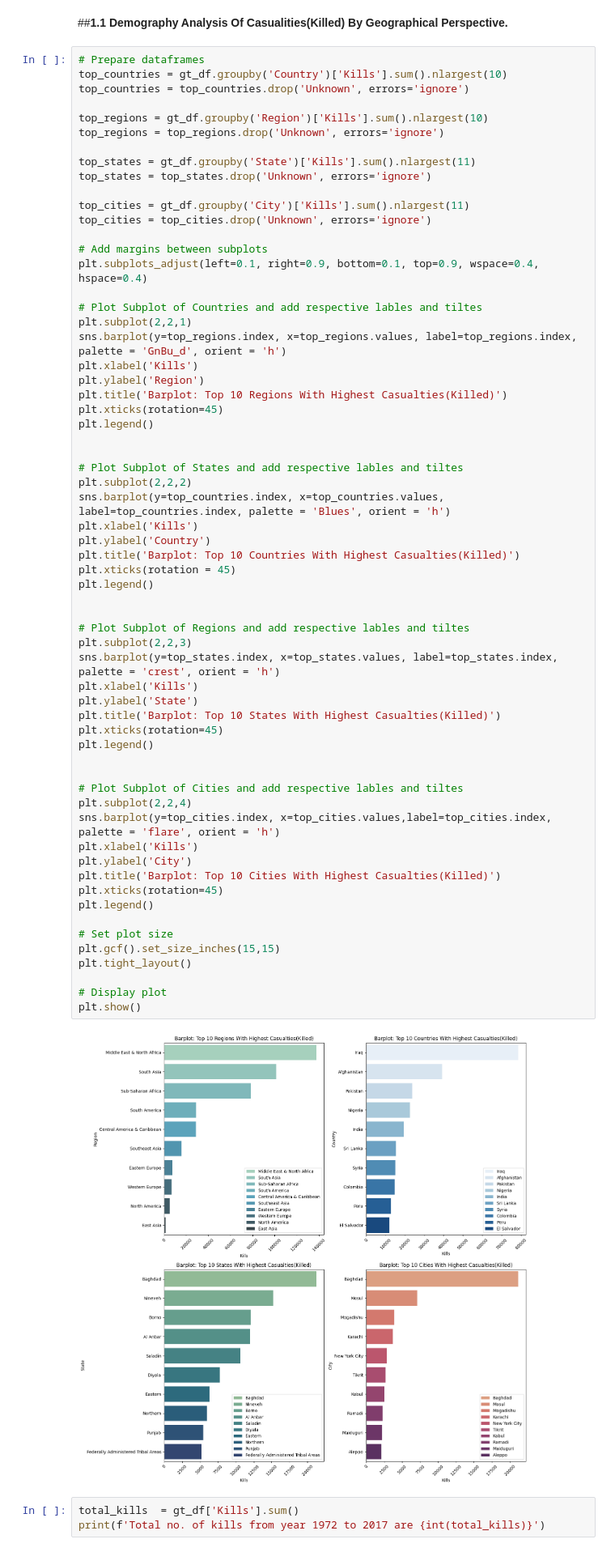
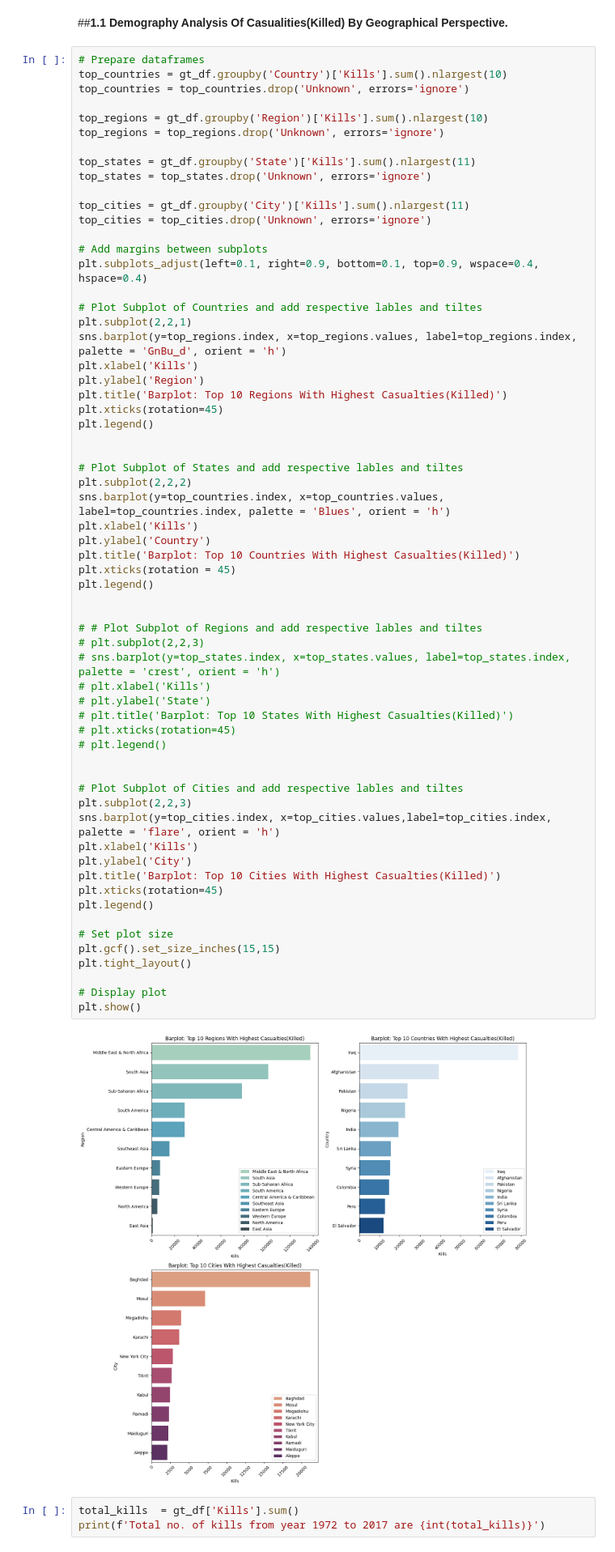
Before and after one commit to dacenish/EDA-Global-terrorism, a Jupyter notebook: Capstone_Project_Global_terrorism_EDA_by_Danish_Zia.ipynb, the cells around one changed output. Shown at 81% size. Drawn from its saved outputs; the diff is of its cells as text.

```diff
--- a/Capstone_Project_Global_terrorism_EDA_by_Danish_Zia.ipynb
+++ b/Capstone_Project_Global_terrorism_EDA_by_Danish_Zia.ipynb
@@ -355,43 +355,43 @@ plt.xticks(rotation=45)
 plt.legend()
 
 
 # Plot Subplot of States and add respective lables and tiltes
 plt.subplot(2,2,2)
 sns.barplot(y=top_countries.index, x=top_countries.values, label=top_countries.index, palette = 'Blues', orient = 'h')
 plt.xlabel('Kills')
 plt.ylabel('Country')
 plt.title('Barplot: Top 10 Countries With Highest Casualties(Killed)')
 plt.xticks(rotation = 45)
 plt.legend()
 
 
-# Plot Subplot of Regions and add respective lables and tiltes
-plt.subplot(2,2,3)
-sns.barplot(y=top_states.index, x=top_states.values, label=top_states.index, palette = 'crest', orient = 'h')
-plt.xlabel('Kills')
-plt.ylabel('State')
-plt.title('Barplot: Top 10 States With Highest Casualties(Killed)')
-plt.xticks(rotation=45)
-plt.legend()
+# # Plot Subplot of Regions and add respective lables and tiltes
+# plt.subplot(2,2,3)
+# sns.barplot(y=top_states.index, x=top_states.values, label=top_states.index, palette = 'crest', orient = 'h')
+# plt.xlabel('Kills')
+# plt.ylabel('State')
+# plt.title('Barplot: Top 10 States With Highest Casualties(Killed)')
+# plt.xticks(rotation=45)
+# plt.legend()
 
 
 # Plot Subplot of Cities and add respective lables and tiltes
-plt.subplot(2,2,4)
+plt.subplot(2,2,3)
 sns.barplot(y=top_cities.index, x=top_cities.values,label=top_cities.index, palette = 'flare', orient = 'h')
 plt.xlabel('Kills')
 plt.ylabel('City')
 plt.title('Barplot: Top 10 Cities With Highest Casualties(Killed)')
 plt.xticks(rotation=45)
 plt.legend()
 
 # Set plot size
 plt.gcf().set_size_inches(15,15)
 plt.tight_layout()
 
 # Display plot
 plt.show()
 # %% [output]
-[figure, old version]
+[figure, new version]
 # %%
 total_kills  = gt_df['Kills'].sum()
 print(f'Total no. of kills from year 1972 to 2017 are {int(total_kills)}')
```
Also changed, not shown: parts of 1 cell of this notebook.
